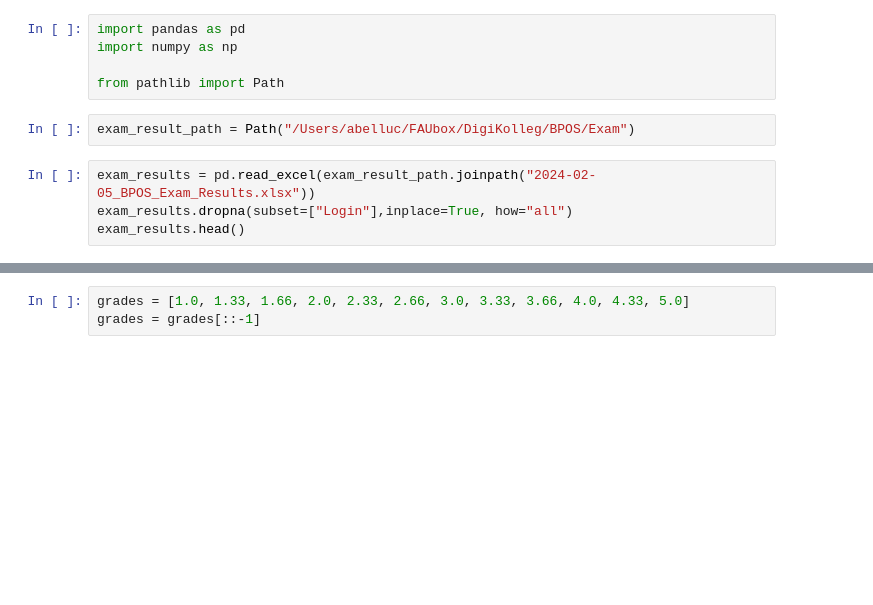
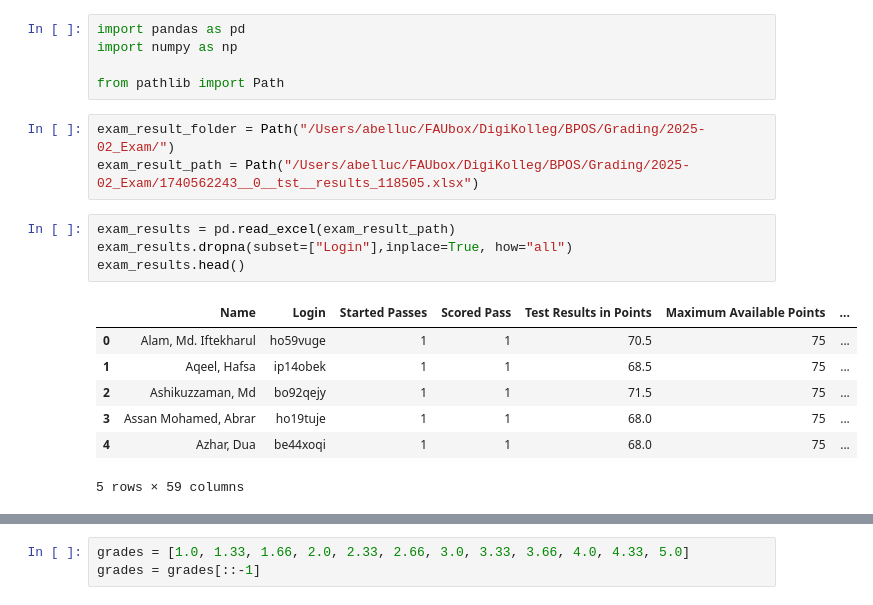
Before and after one commit to digikolleg-data-science-psychology/ads_exercise, a Jupyter notebook: _bpos_exercise/calculate_final_grades.ipynb, the cells around one changed output, grey strips where cells are left out. Saved outputs shown, nothing was run; the diff lists cells and outputs as text; blank space fills up the shorter version.

```diff
--- a/_bpos_exercise/calculate_final_grades.ipynb
+++ b/_bpos_exercise/calculate_final_grades.ipynb
@@ -3,12 +3,21 @@ import pandas as pd
 import numpy as np
 
 from pathlib import Path
-# %%
-exam_result_path = Path("/Users/abelluc/FAUbox/DigiKolleg/BPOS/Exam")
+# %%
+exam_result_folder = Path("/Users/abelluc/FAUbox/DigiKolleg/BPOS/Grading/2025-02_Exam/")
+exam_result_path = Path("/Users/abelluc/FAUbox/DigiKolleg/BPOS/Grading/2025-02_Exam/1740562243__0__tst__results_118505.xlsx")
 # %%
-exam_results = pd.read_excel(exam_result_path.joinpath("2024-02-05_BPOS_Exam_Results.xlsx"))
+exam_results = pd.read_excel(exam_result_path)
 exam_results.dropna(subset=["Login"],inplace=True, how="all")
 exam_results.head()
+# %% [output]
+|  | Name | Login | Started Passes | Scored Pass | Test Results in Points | Maximum Available Points | ... |
+| 0 | Alam, Md. Iftekharul | ho59vuge | 1 | 1 | 70.5 | 75 | ... |
+| 1 | Aqeel, Hafsa | ip14obek | 1 | 1 | 68.5 | 75 | ... |
+| 2 | Ashikuzzaman, Md | bo92qejy | 1 | 1 | 71.5 | 75 | ... |
+| 3 | Assan Mohamed, Abrar | ho19tuje | 1 | 1 | 68.0 | 75 | ... |
+| 4 | Azhar, Dua | be44xoqi | 1 | 1 | 68.0 | 75 | ... |
+5 rows × 59 columns
 # %%
 exam_results.set_index("Login", inplace=True)
 exam_results.index.names = ["student_id"]
```
Also changed, not shown: parts of 17 cells of this notebook, 1 other file.
